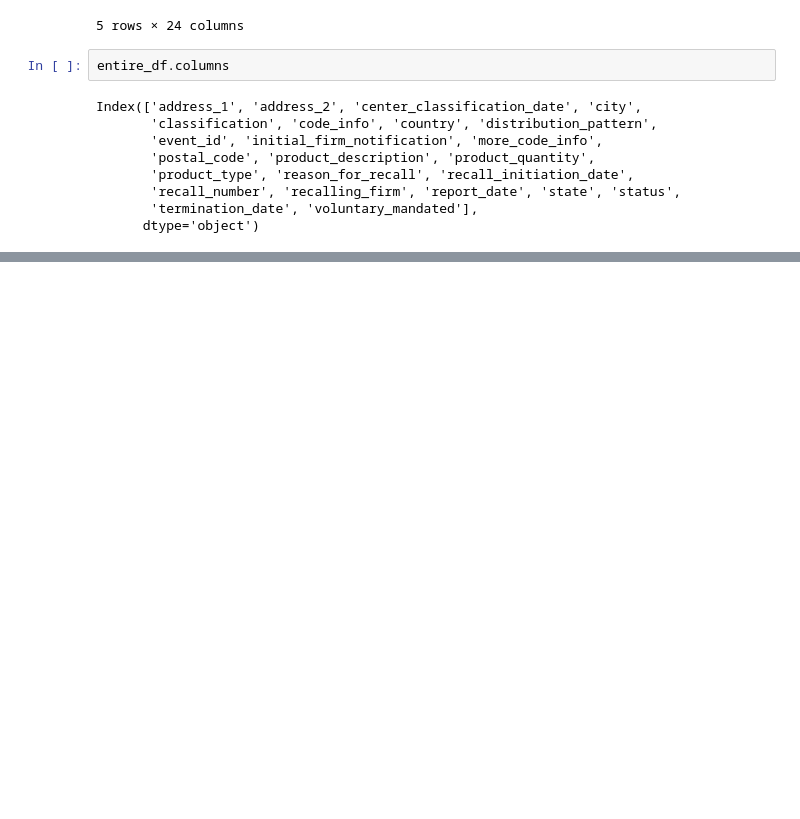
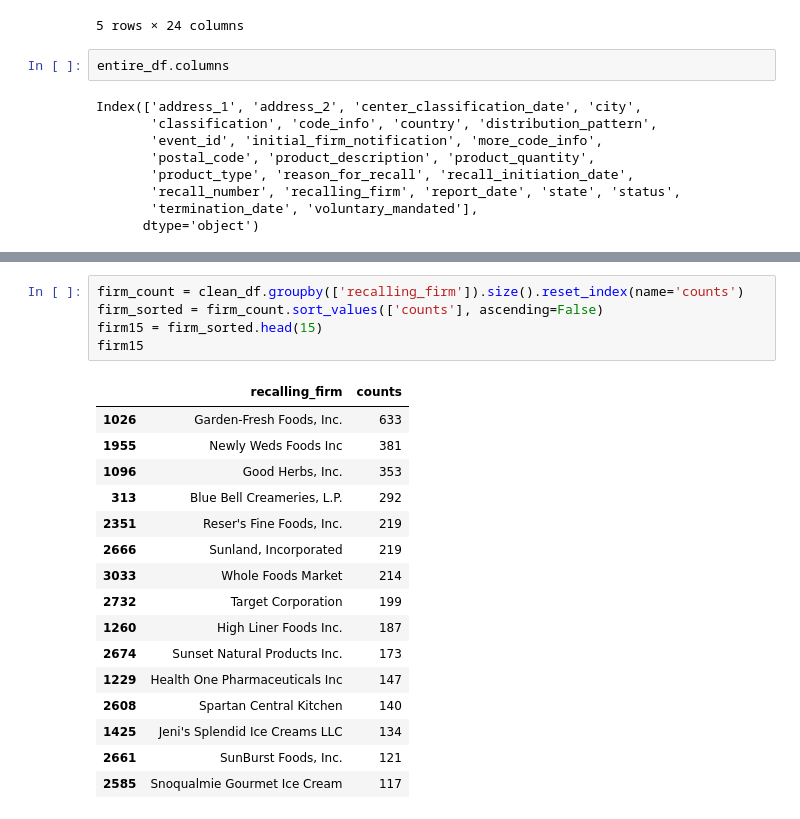
Before and after one commit to JANSSOC/Project2Group5, a Jupyter notebook: assets/py scripts/data_formatting.ipynb, the cells around one changed output, grey strips where cells are left out. Drawn from its saved outputs; the diff is of its cells as text; blank space fills up the shorter version.

```diff
--- a/assets/py scripts/data_formatting.ipynb
+++ b/assets/py scripts/data_formatting.ipynb
@@ -86,0 +81,22 @@ vol_man_count_df.to_csv('../../website/src/data/vol_man_count.csv')
+# %%
+firm_count = clean_df.groupby(['recalling_firm']).size().reset_index(name='counts')
+firm_sorted = firm_count.sort_values(['counts'], ascending=False)
+firm15 = firm_sorted.head(15)
+firm15
+# %% [output]
+|  | recalling_firm | counts |
+| 1026 | Garden-Fresh Foods, Inc. | 633 |
+| 1955 | Newly Weds Foods Inc | 381 |
+| 1096 | Good Herbs, Inc. | 353 |
+| 313 | Blue Bell Creameries, L.P. | 292 |
+| 2351 | Reser's Fine Foods, Inc. | 219 |
+| 2666 | Sunland, Incorporated | 219 |
+| 3033 | Whole Foods Market | 214 |
+| 2732 | Target Corporation | 199 |
+| 1260 | High Liner Foods Inc. | 187 |
+| 2674 | Sunset Natural Products Inc. | 173 |
+| 1229 | Health One Pharmaceuticals Inc | 147 |
+| 2608 | Spartan Central Kitchen | 140 |
+| 1425 | Jeni's Splendid Ice Creams LLC | 134 |
+| 2661 | SunBurst Foods, Inc. | 121 |
+| 2585 | Snoqualmie Gourmet Ice Cream | 117 |
```
Also changed, not shown: parts of 18 cells of this notebook.
